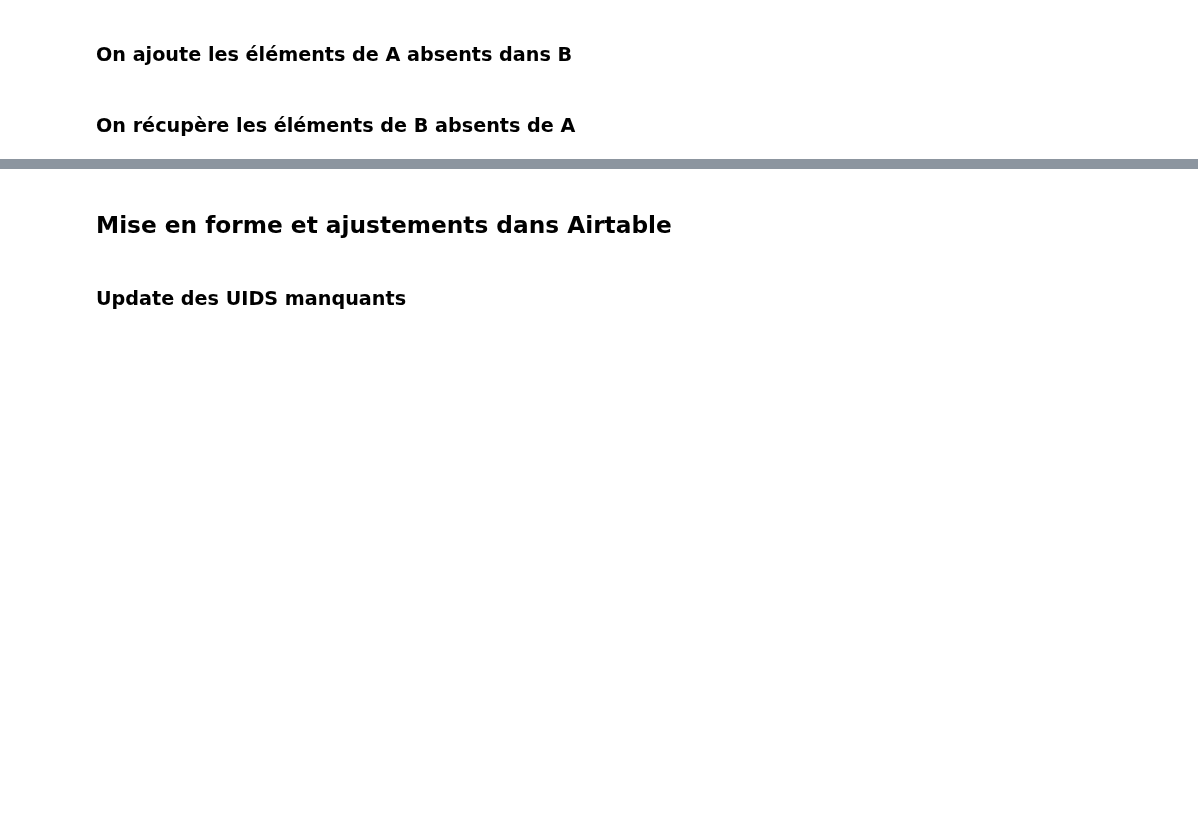
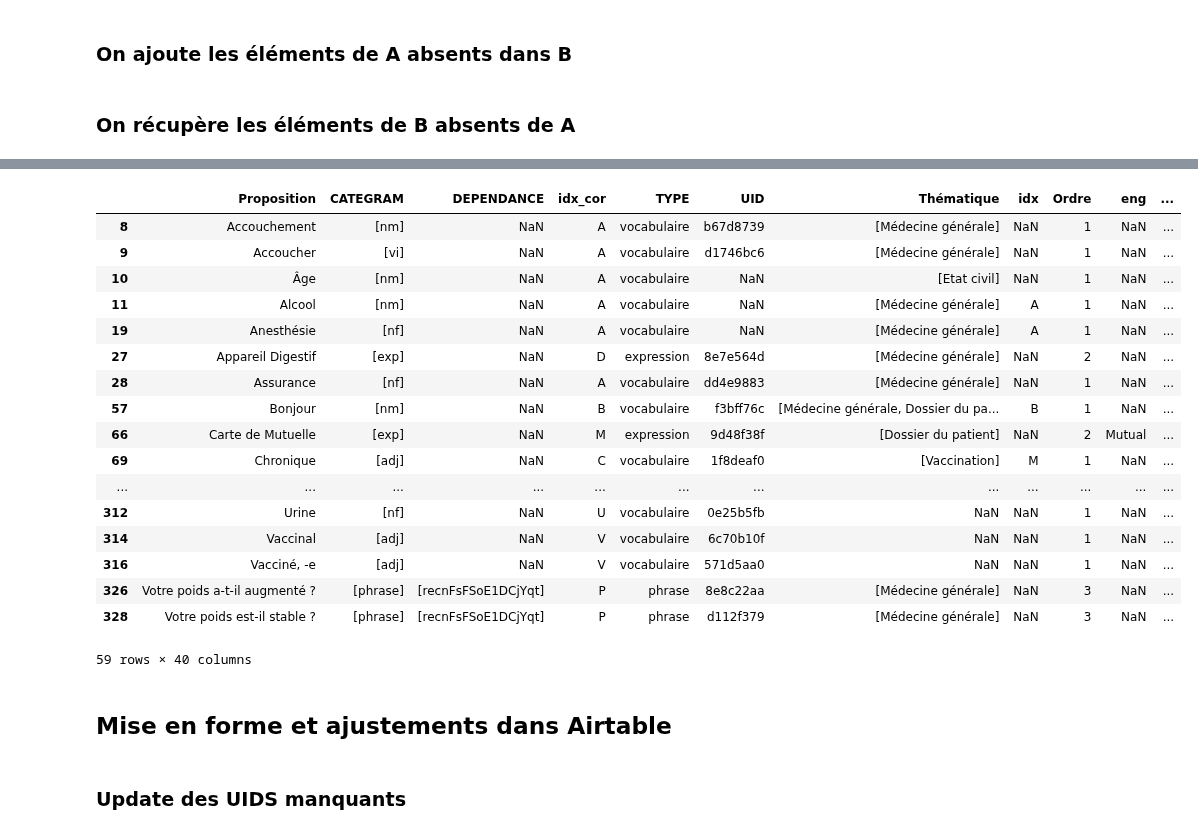
Before and after one commit to gretiere545/corpus, a Jupyter notebook: corpus_sync_airtable.ipynb, the cells around one changed output, grey strips where cells are left out. Drawn from its saved outputs; the diff is of its cells as text; code cells hidden in the pictures; blank space fills up the shorter version.

```diff
--- a/corpus_sync_airtable.ipynb
+++ b/corpus_sync_airtable.ipynb
@@ -207,3 +194,24 @@ def f_tilde (x1, x2):
+# %%
+df_not_in_gsheet
+# %% [output]
+|  | Proposition | CATEGRAM | DEPENDANCE | idx_cor | TYPE | UID | Thématique | idx | Ordre | eng | ... |
+| 8 | Accouchement | [nm] | NaN | A | vocabulaire | b67d8739 | [Médecine générale] | NaN | 1 | NaN | ... |
+| 9 | Accoucher | [vi] | NaN | A | vocabulaire | d1746bc6 | [Médecine générale] | NaN | 1 | NaN | ... |
+| 10 | Âge | [nm] | NaN | A | vocabulaire | NaN | [Etat civil] | NaN | 1 | NaN | ... |
+| 11 | Alcool | [nm] | NaN | A | vocabulaire | NaN | [Médecine générale] | A | 1 | NaN | ... |
+| 19 | Anesthésie | [nf] | NaN | A | vocabulaire | NaN | [Médecine générale] | A | 1 | NaN | ... |
+| 27 | Appareil Digestif | [exp] | NaN | D | expression | 8e7e564d | [Médecine générale] | NaN | 2 | NaN | ... |
+| 28 | Assurance | [nf] | NaN | A | vocabulaire | dd4e9883 | [Médecine générale] | NaN | 1 | NaN | ... |
+| 57 | Bonjour | [nm] | NaN | B | vocabulaire | f3bff76c | [Médecine générale, Dossier du pa... | B | 1 | NaN | ... |
+| 66 | Carte de Mutuelle | [exp] | NaN | M | expression | 9d48f38f | [Dossier du patient] | NaN | 2 | Mutual | ... |
+| 69 | Chronique | [adj] | NaN | C | vocabulaire | 1f8deaf0 | [Vaccination] | M | 1 | NaN | ... |
+| ... | ... | ... | ... | ... | ... | ... | ... | ... | ... | ... | ... |
+| 312 | Urine | [nf] | NaN | U | vocabulaire | 0e25b5fb | NaN | NaN | 1 | NaN | ... |
+| 314 | Vaccinal | [adj] | NaN | V | vocabulaire | 6c70b10f | NaN | NaN | 1 | NaN | ... |
+| 316 | Vacciné, -e | [adj] | NaN | V | vocabulaire | 571d5aa0 | NaN | NaN | 1 | NaN | ... |
+| 326 | Votre poids a-t-il augmenté ? | [phrase] | [recnFsFSoE1DCjYqt] | P | phrase | 8e8c22aa | [Médecine générale] | NaN | 3 | NaN | ... |
+| 328 | Votre poids est-il stable ? | [phrase] | [recnFsFSoE1DCjYqt] | P | phrase | d112f379 | [Médecine générale] | NaN | 3 | NaN | ... |
+59 rows × 40 columns
 # %% [markdown]
 ## Mise en forme et ajustements dans Airtable
 # %%
```
Also changed, not shown: parts of 9 cells of this notebook.
